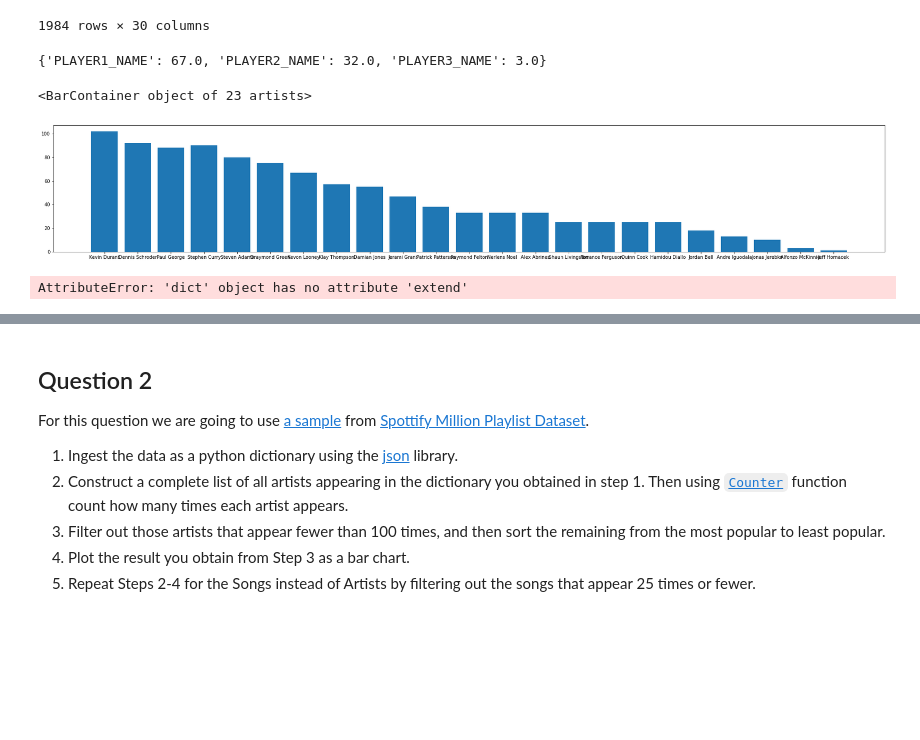
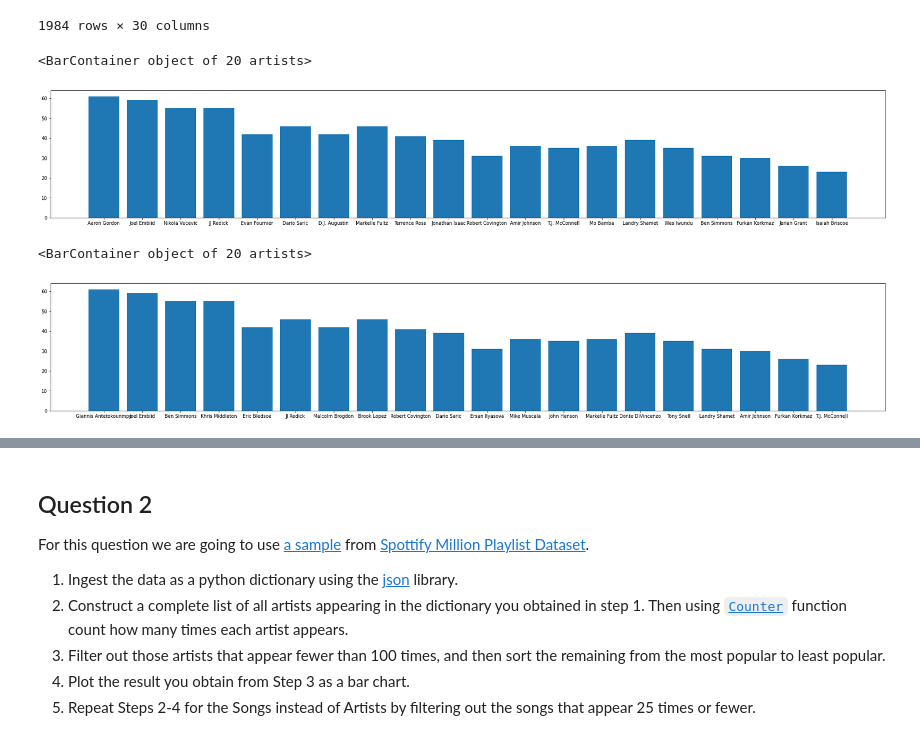
Before and after one commit to ozzden/mat381e, a Jupyter notebook: HW2.ipynb, the cells around one changed output, grey strips where cells are left out. Cells and saved outputs as stored; diff of their text form; code cells hidden in the pictures; blank space fills up the shorter version.

```diff
--- a/HW2.ipynb
+++ b/HW2.ipynb
@@ -186,10 +185,10 @@ import itertools
-# %%
-list(a.values())[0]
-# %% [output]
-{'PLAYER1_NAME': 67.0, 'PLAYER2_NAME': 32.0, 'PLAYER3_NAME': 3.0}
 # %%
-
+def plotPlayer(gameNumber):
     n = []
     for m in range(len(list(playerApp(gameNumber).keys()))):
         z = list(a.values())[m]
         n += [sum(z.values())]
+    raw = Counter(playerApp(gameNumber))
+    labels = list(raw.keys())
+    plt.figure(figsize=(32,5))
+    return plt.bar(labels,n)
@@ -198,21 +195,10 @@ plotValue(21800002)
-# %%
-raw = Counter(playerApp(21800002))
-labels = list(raw.keys())
-values = c
-
-plt.figure(figsize=(32,5))
-plt.bar(labels,n)
-# %% [output]
-<BarContainer object of 23 artists>
-[figure, removed]
-# %%
-x = {}
-y = {}
-for k,v in a.iteritems():
-    x.extend(list(itertools.repeat(k,len(v))))
-    y.extend(v)
-
-plt.xlim(0,5)
-plt.plot(x,y,'ro')
-# %% [output]
-AttributeError: 'dict' object has no attribute 'extend'
+# %%
+plotPlayer(21800029)
+# %% [output]
+<BarContainer object of 20 artists>
+[figure, added]
+# %%
+plotPlayer(21800059)
+# %% [output]
+<BarContainer object of 20 artists>
+[figure, added]
```
Also changed, not shown: parts of 4 cells of this notebook, 4 other files.
